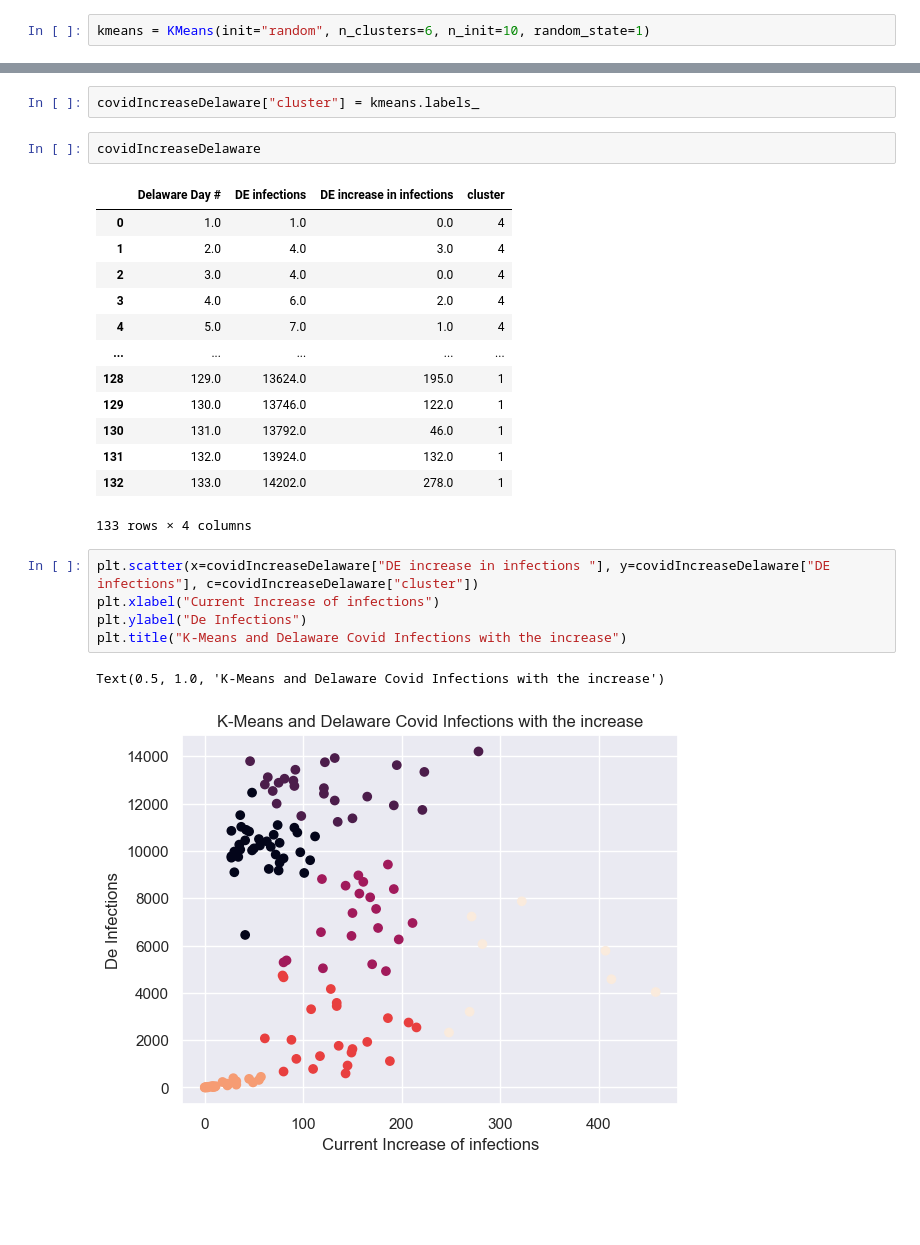
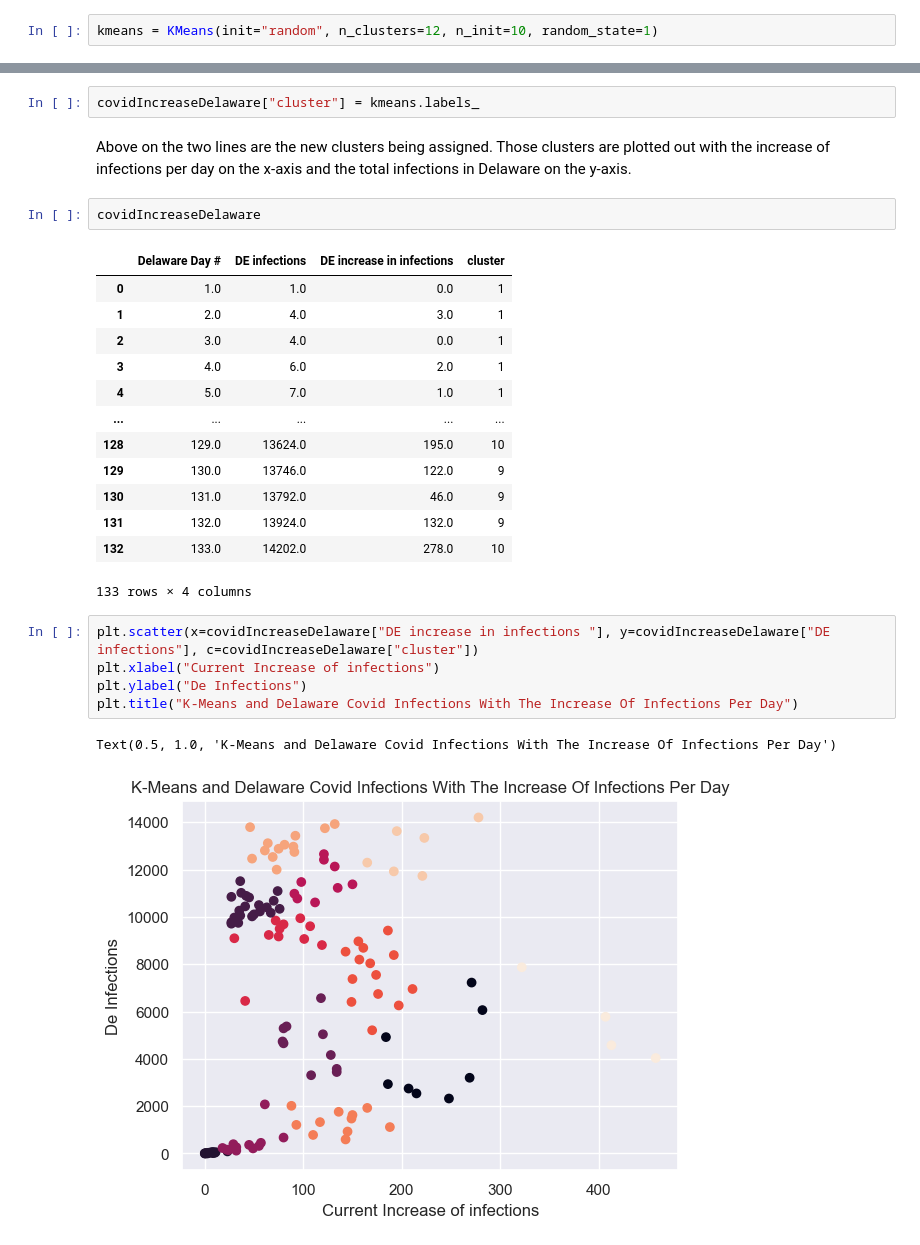
Before and after one commit to mwang840/DelawareCovidDataAnalysis, a Jupyter notebook: Covid19DataVisualization.ipynb, the cells around one changed output, grey strips where cells are left out. Saved outputs shown, nothing was run; the diff lists cells and outputs as text; blank space fills up the shorter version.

```diff
--- a/Covid19DataVisualization.ipynb
+++ b/Covid19DataVisualization.ipynb
@@ -201,5 +204,5 @@ Text(0, 0.5, 'SSE')
 # %%
-kmeans = KMeans(init="random", n_clusters=6, n_init=10, random_state=1)
+kmeans = KMeans(init="random", n_clusters=12, n_init=10, random_state=1)
 # %%
 kmeans.fit(scaled_df)
 # %% [output]
@@ -217,26 +221,28 @@ array([4, 4, 4, 4, 4, 4, 4, 4, 4, 4, 4, 4, 4, 4, 4, 4, 4, 4, 4, 4, 4, 4,
 # %%
 covidIncreaseDelaware["cluster"] = kmeans.labels_
+# %% [markdown]
+Above on the two lines are the new clusters being assigned. Those clusters are plotted out with the increase of infections per day on the x-axis and the total infections in Delaware on the y-axis.
 # %%
 covidIncreaseDelaware
 # %% [output]
 |  | Delaware Day # | DE infections | DE increase in infections | cluster |
-| 0 | 1.0 | 1.0 | 0.0 | 4 |
-| 1 | 2.0 | 4.0 | 3.0 | 4 |
-| 2 | 3.0 | 4.0 | 0.0 | 4 |
-| 3 | 4.0 | 6.0 | 2.0 | 4 |
-| 4 | 5.0 | 7.0 | 1.0 | 4 |
+| 0 | 1.0 | 1.0 | 0.0 | 1 |
+| 1 | 2.0 | 4.0 | 3.0 | 1 |
+| 2 | 3.0 | 4.0 | 0.0 | 1 |
+| 3 | 4.0 | 6.0 | 2.0 | 1 |
+| 4 | 5.0 | 7.0 | 1.0 | 1 |
 | ... | ... | ... | ... | ... |
-| 128 | 129.0 | 13624.0 | 195.0 | 1 |
-| 129 | 130.0 | 13746.0 | 122.0 | 1 |
-| 130 | 131.0 | 13792.0 | 46.0 | 1 |
-| 131 | 132.0 | 13924.0 | 132.0 | 1 |
-| 132 | 133.0 | 14202.0 | 278.0 | 1 |
+| 128 | 129.0 | 13624.0 | 195.0 | 10 |
+| 129 | 130.0 | 13746.0 | 122.0 | 9 |
+| 130 | 131.0 | 13792.0 | 46.0 | 9 |
+| 131 | 132.0 | 13924.0 | 132.0 | 9 |
+| 132 | 133.0 | 14202.0 | 278.0 | 10 |
 133 rows × 4 columns
 # %%
 plt.scatter(x=covidIncreaseDelaware["DE increase in infections "], y=covidIncreaseDelaware["DE infections"], c=covidIncreaseDelaware["cluster"])
 plt.xlabel("Current Increase of infections")
 plt.ylabel("De Infections")
-plt.title("K-Means and Delaware Covid Infections with the increase")
+plt.title("K-Means and Delaware Covid Infections With The Increase Of Infections Per Day")
 # %% [output]
-Text(0.5, 1.0, 'K-Means and Delaware Covid Infections with the increase')
+Text(0.5, 1.0, 'K-Means and Delaware Covid Infections With The Increase Of Infections Per Day')
-[figure, old version]
+[figure, new version]
```
Also changed, not shown: parts of 21 cells of this notebook, 3 other files.
